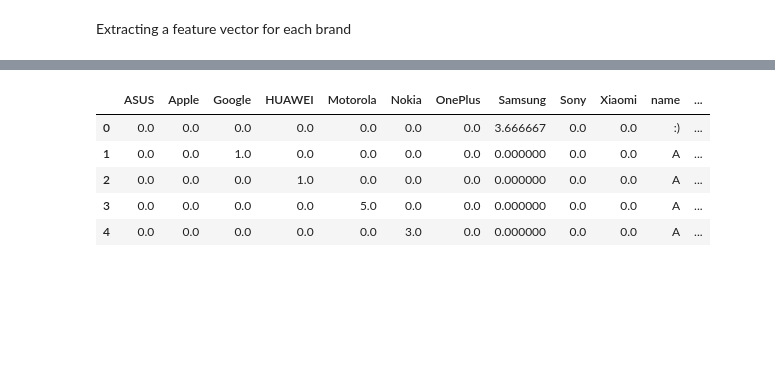
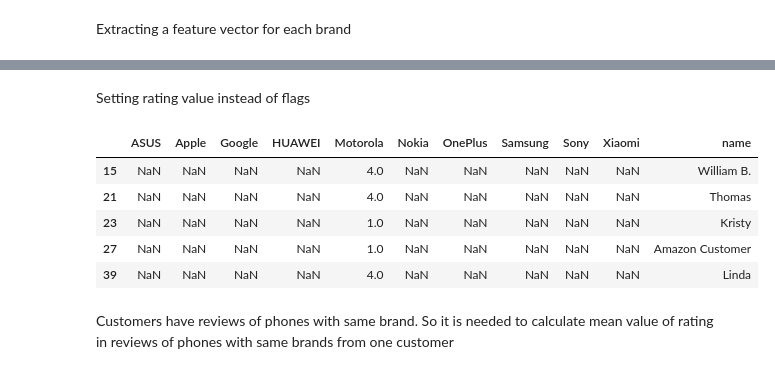
Before and after one commit to ma-petrov/recommendation-system, a Jupyter notebook: amazon-phones-reviews.ipynb, the cells around one changed output, grey strips where cells are left out. Cells and saved outputs as stored; diff of their text form; code cells hidden in the pictures; blank space fills up the shorter version.

```diff
--- a/amazon-phones-reviews.ipynb
+++ b/amazon-phones-reviews.ipynb
@@ -86,4 +87,0 @@ Customers have reviews of phones with same brand. So it is needed to calculate m
-# %%
-reviews1 = reviews1.groupby(['name', 'brand']).mean().reset_index()
-print('sample length: {}'.format(reviews1.shape[0]))
-reviews1.head()
@@ -116,15 +106,17 @@ reviews1.head()
+# %% [markdown]
+Setting rating value instead of flags
 # %%
 cols = reviews1.columns.tolist()
 for col in ['name', 'rating']:
     cols.remove(col)
 
 reviews1[cols] = reviews1[cols].mul(reviews1['rating'], axis=0)
-reviews1 = reviews1.fillna(value=0)
+reviews1.drop(['rating'], axis='columns', inplace=True)
 reviews1.head()
 # %% [output]
-|  | ASUS | Apple | Google | HUAWEI | Motorola | Nokia | OnePlus | Samsung | Sony | Xiaomi | name | ... |
-| 0 | 0.0 | 0.0 | 0.0 | 0.0 | 0.0 | 0.0 | 0.0 | 3.666667 | 0.0 | 0.0 | :) | ... |
-| 1 | 0.0 | 0.0 | 1.0 | 0.0 | 0.0 | 0.0 | 0.0 | 0.000000 | 0.0 | 0.0 | A | ... |
-| 2 | 0.0 | 0.0 | 0.0 | 1.0 | 0.0 | 0.0 | 0.0 | 0.000000 | 0.0 | 0.0 | A | ... |
-| 3 | 0.0 | 0.0 | 0.0 | 0.0 | 5.0 | 0.0 | 0.0 | 0.000000 | 0.0 | 0.0 | A | ... |
-| 4 | 0.0 | 0.0 | 0.0 | 0.0 | 0.0 | 3.0 | 0.0 | 0.000000 | 0.0 | 0.0 | A | ... |
+|  | ASUS | Apple | Google | HUAWEI | Motorola | Nokia | OnePlus | Samsung | Sony | Xiaomi | name |
+| 15 | NaN | NaN | NaN | NaN | 4.0 | NaN | NaN | NaN | NaN | NaN | William B. |
+| 21 | NaN | NaN | NaN | NaN | 4.0 | NaN | NaN | NaN | NaN | NaN | Thomas |
+| 23 | NaN | NaN | NaN | NaN | 1.0 | NaN | NaN | NaN | NaN | NaN | Kristy |
+| 27 | NaN | NaN | NaN | NaN | 1.0 | NaN | NaN | NaN | NaN | NaN | Amazon Customer |
+| 39 | NaN | NaN | NaN | NaN | 4.0 | NaN | NaN | NaN | NaN | NaN | Linda |
@@ -132,0 +123,2 @@ reviews2 = reviews1[reviews1.columns[:-2]]
+# %% [markdown]
+Customers have reviews of phones with same brand. So it is needed to calculate mean value of rating in reviews of phones with same brands from one customer
```
Also changed, not shown: parts of 24 cells of this notebook, 1 other file.
